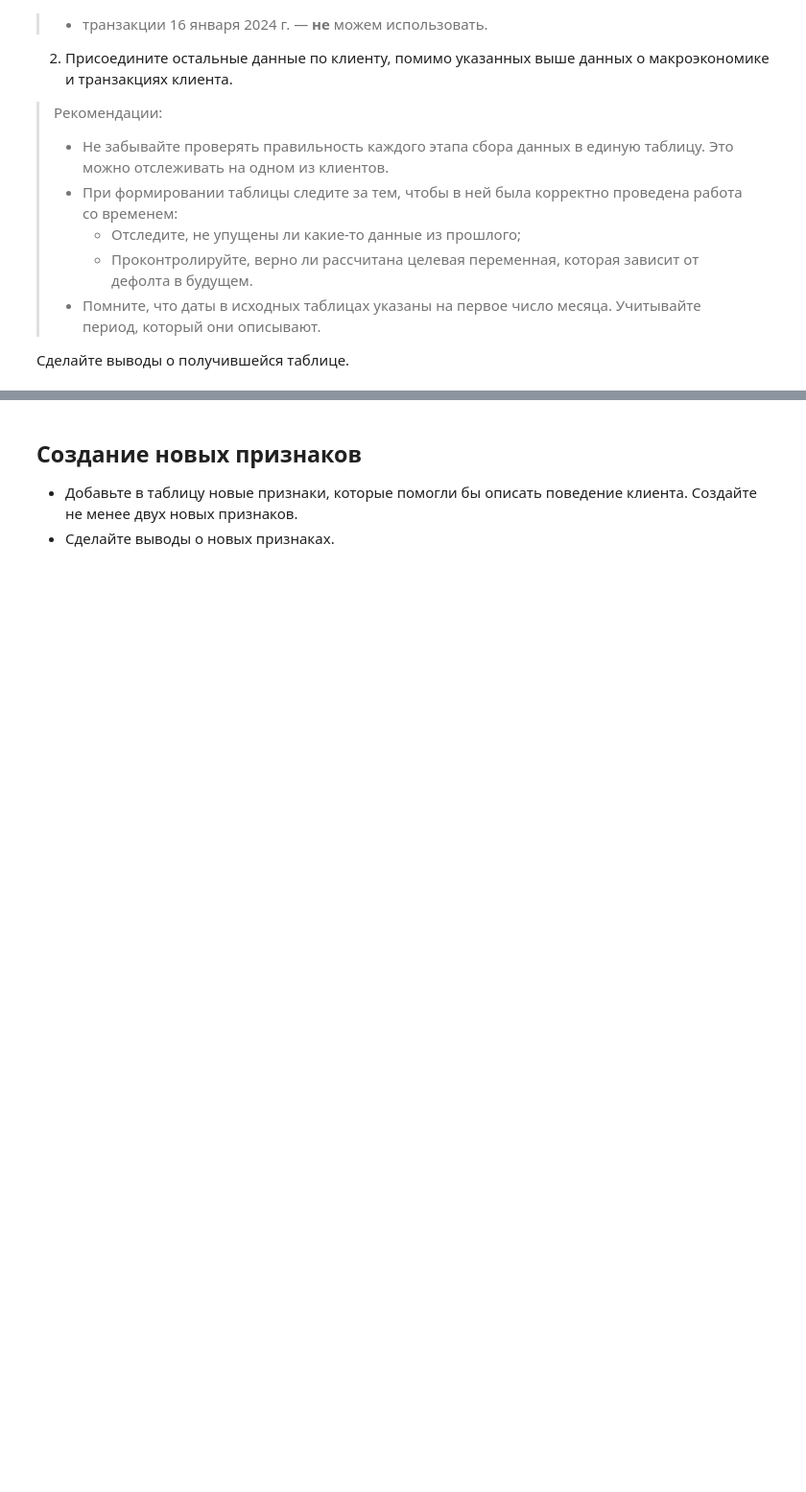
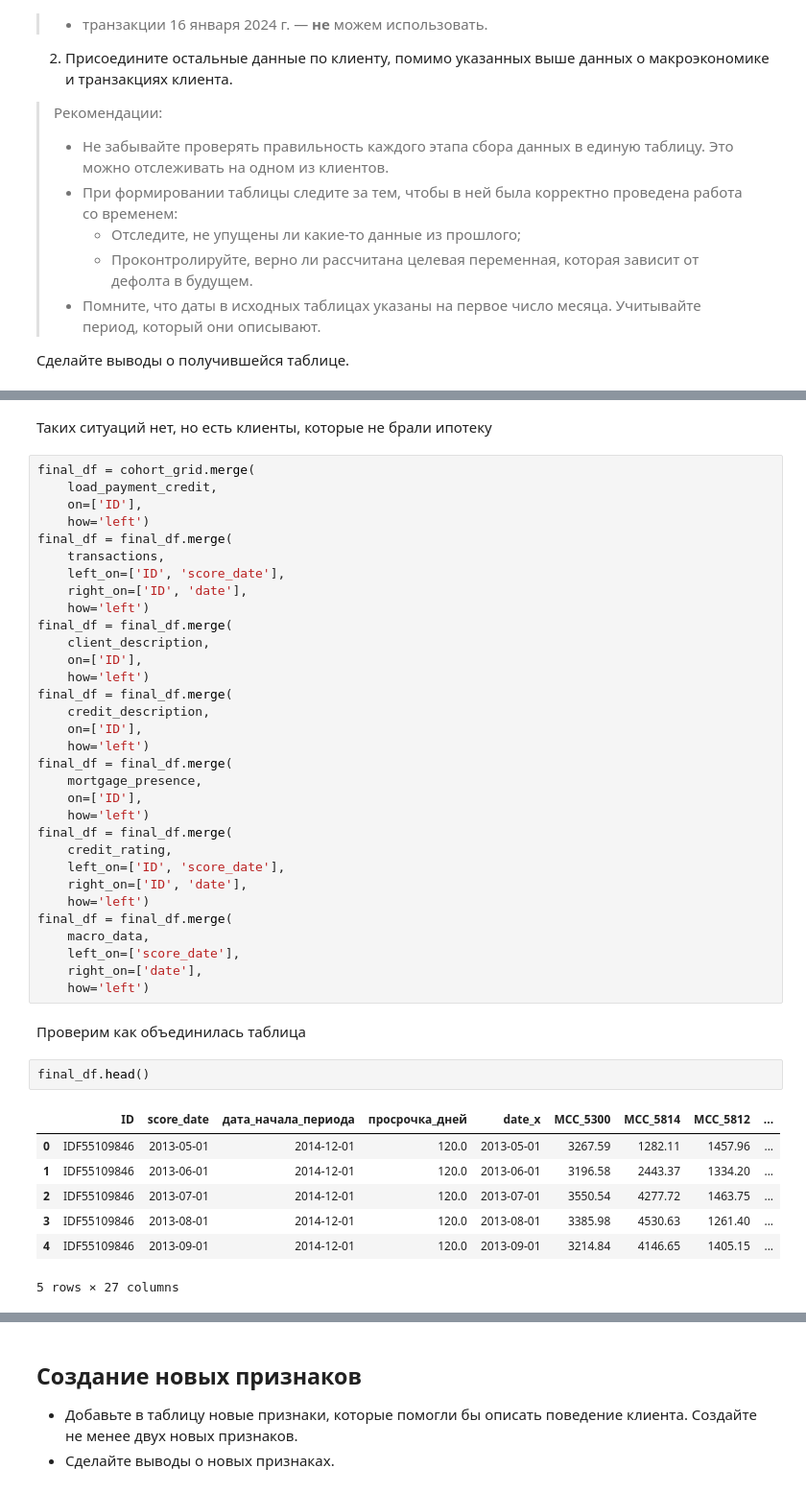
Before and after one commit to BeHappyBee/ds-learning-project, a Jupyter notebook: 6e251653-886a-4cda-af2d-6475fa820d7a.ipynb, the cells around one changed output, grey strips where cells are left out. Shown at 96% size. Drawn from its saved outputs; the diff is of its cells as text; blank space fills up the shorter version.

Commit message:
Объединил таблицы, создал целевую переменную

```diff
--- a/6e251653-886a-4cda-af2d-6475fa820d7a.ipynb
+++ b/6e251653-886a-4cda-af2d-6475fa820d7a.ipynb
@@ -211,0 +310,46 @@ cohort_grid['score_date'] = pd.to_datetime(cohort_grid['score_date'])
+# %% [markdown]
+Таких ситуаций нет, но есть клиенты, которые не брали ипотеку
+# %%
+final_df = cohort_grid.merge(
+    load_payment_credit,
+    on=['ID'],
+    how='left')
+final_df = final_df.merge(
+    transactions,
+    left_on=['ID', 'score_date'],
+    right_on=['ID', 'date'],
+    how='left')
+final_df = final_df.merge(
+    client_description,
+    on=['ID'],
+    how='left')
+final_df = final_df.merge(
+    credit_description,
+    on=['ID'],
+    how='left')
+final_df = final_df.merge(
+    mortgage_presence,
+    on=['ID'],
+    how='left')
+final_df = final_df.merge(
+    credit_rating,
+    left_on=['ID', 'score_date'],
+    right_on=['ID', 'date'],
+    how='left')
+final_df = final_df.merge(
+    macro_data,
+    left_on=['score_date'],
+    right_on=['date'],
+    how='left')
+# %% [markdown]
+Проверим как объединилась таблица
+# %%
+final_df.head()
+# %% [output]
+|  | ID | score_date | дата_начала_периода | просрочка_дней | date_x | MCC_5300 | MCC_5814 | MCC_5812 | ... |
+| 0 | IDF55109846 | 2013-05-01 | 2014-12-01 | 120.0 | 2013-05-01 | 3267.59 | 1282.11 | 1457.96 | ... |
+| 1 | IDF55109846 | 2013-06-01 | 2014-12-01 | 120.0 | 2013-06-01 | 3196.58 | 2443.37 | 1334.20 | ... |
+| 2 | IDF55109846 | 2013-07-01 | 2014-12-01 | 120.0 | 2013-07-01 | 3550.54 | 4277.72 | 1463.75 | ... |
+| 3 | IDF55109846 | 2013-08-01 | 2014-12-01 | 120.0 | 2013-08-01 | 3385.98 | 4530.63 | 1261.40 | ... |
+| 4 | IDF55109846 | 2013-09-01 | 2014-12-01 | 120.0 | 2013-09-01 | 3214.84 | 4146.65 | 1405.15 | ... |
+5 rows × 27 columns
```
Also changed, not shown: parts of 13 cells of this notebook.
